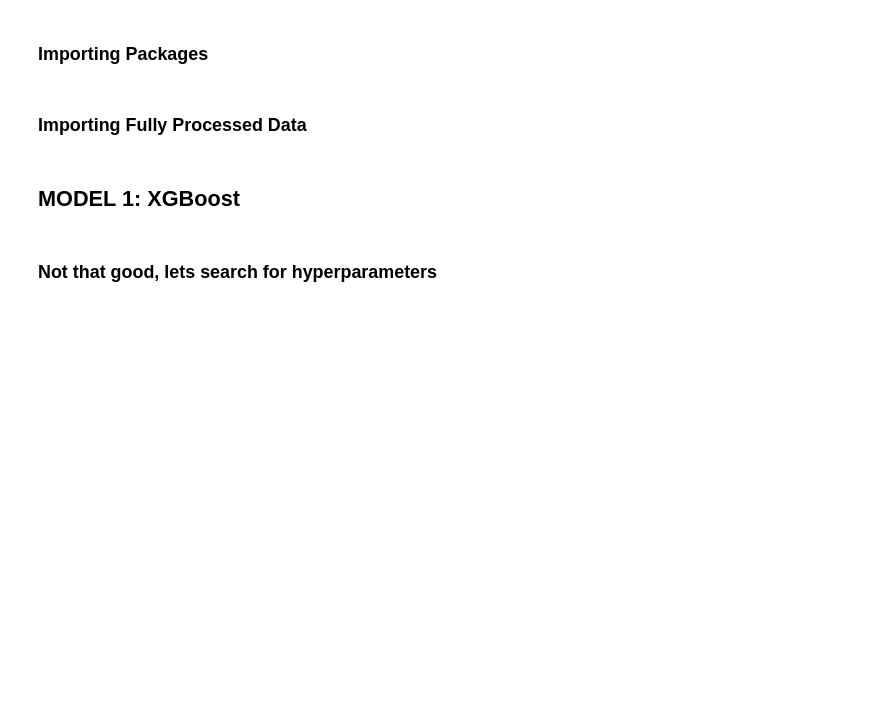
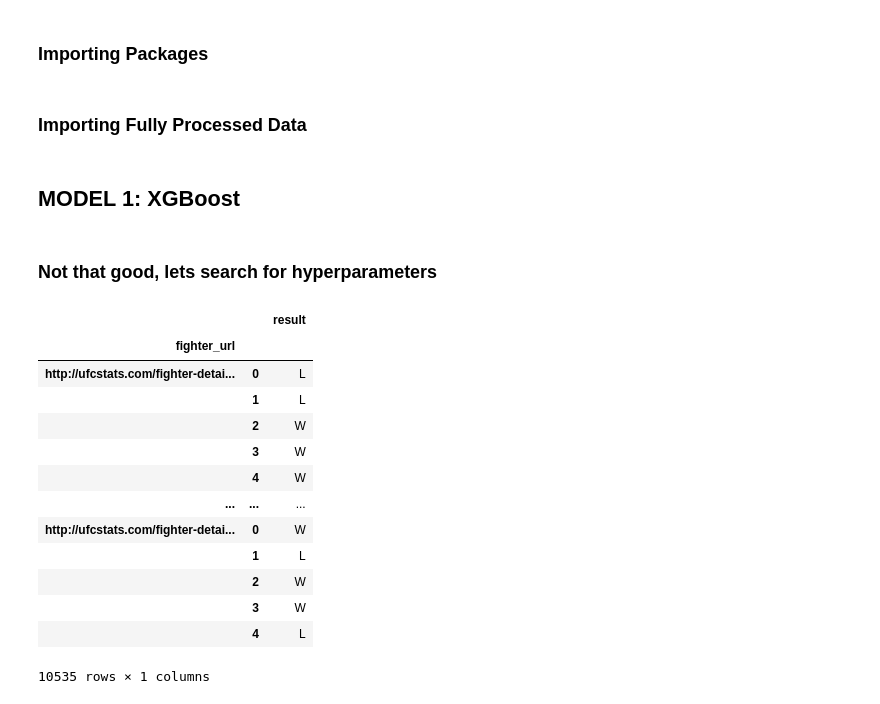
Before and after one commit to eniohodzic/MMA-ML-Model, a Jupyter notebook: notebooks/1.0-eh-initial-model-testing.ipynb, the cells around one changed output. Cells and saved outputs as stored; diff of their text form; code cells hidden in the pictures; blank space fills up the shorter version.

```diff
--- a/notebooks/1.0-eh-initial-model-testing.ipynb
+++ b/notebooks/1.0-eh-initial-model-testing.ipynb
@@ -34,0 +52,2 @@ tuner.run()
+# %%
+z = multi_df.isna().mean(axis=1).groupby('fighter_url').mean() < 0.5
@@ -34,0 +56,19 @@ tuner.run()
+# %%
+z = multi_df.loc[(z[z].index, slice(None)), ['result']]
+# %%
+z
+# %% [output]
+|  |  | result |
+| fighter_url |  |  |
+| http://ufcstats.com/fighter-detai... | 0 | L |
+|  | 1 | L |
+|  | 2 | W |
+|  | 3 | W |
+|  | 4 | W |
+| ... | ... | ... |
+| http://ufcstats.com/fighter-detai... | 0 | W |
+|  | 1 | L |
+|  | 2 | W |
+|  | 3 | W |
+|  | 4 | L |
+10535 rows × 1 columns
```
Also changed, not shown: parts of 6 cells of this notebook, 11 other files.
